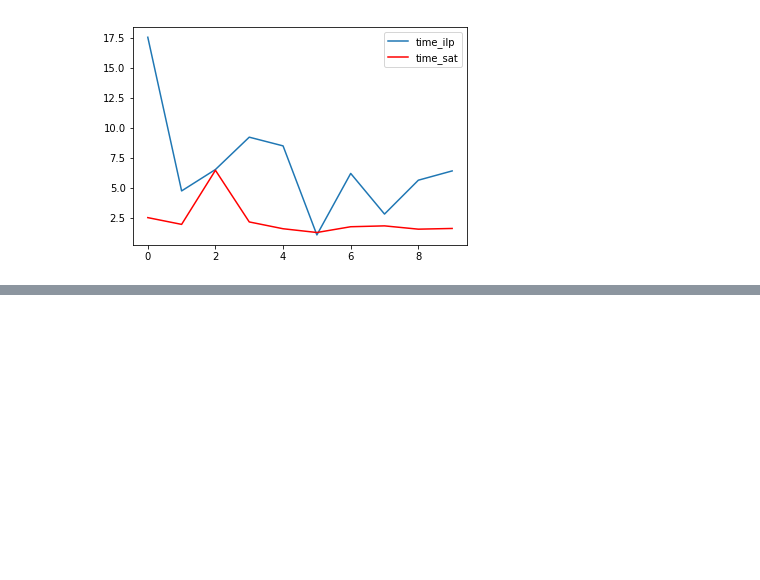
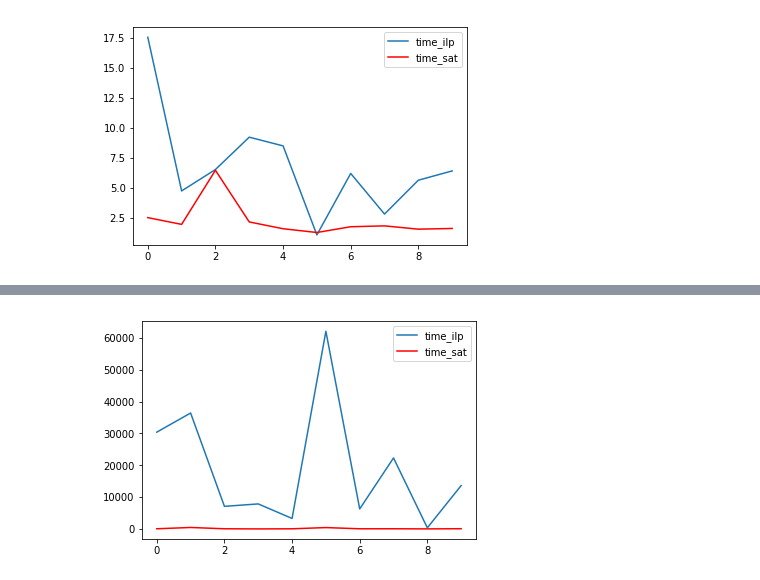
Before and after one commit to lleizuo/transform-order-by-reversals, a Jupyter notebook: src/plot.ipynb, the cells around one changed output, grey strips where cells are left out. Drawn from its saved outputs; the diff is of its cells as text; code cells hidden in the pictures; blank space fills up the shorter version.

```diff
--- a/src/plot.ipynb
+++ b/src/plot.ipynb
@@ -59,3 +59,6 @@ df.plot(kind='line',y='time_sat', color='red', ax=ax)
 plt.show()
 # %% [output]
 [figure]
+# %%
+df = pd.read_csv("../cmp_data/p_cmp_signed_8_10.csv")
+print(df)
@@ -61,0 +83,9 @@ plt.show()
+# %%
+ax = plt.gca()
+
+df.plot(kind='line',y='time_ilp',ax=ax)
+df.plot(kind='line',y='time_sat', color='red', ax=ax)
+
+plt.show()
+# %% [output]
+[figure, added]
```
Also changed, not shown: parts of 1 cell of this notebook.
